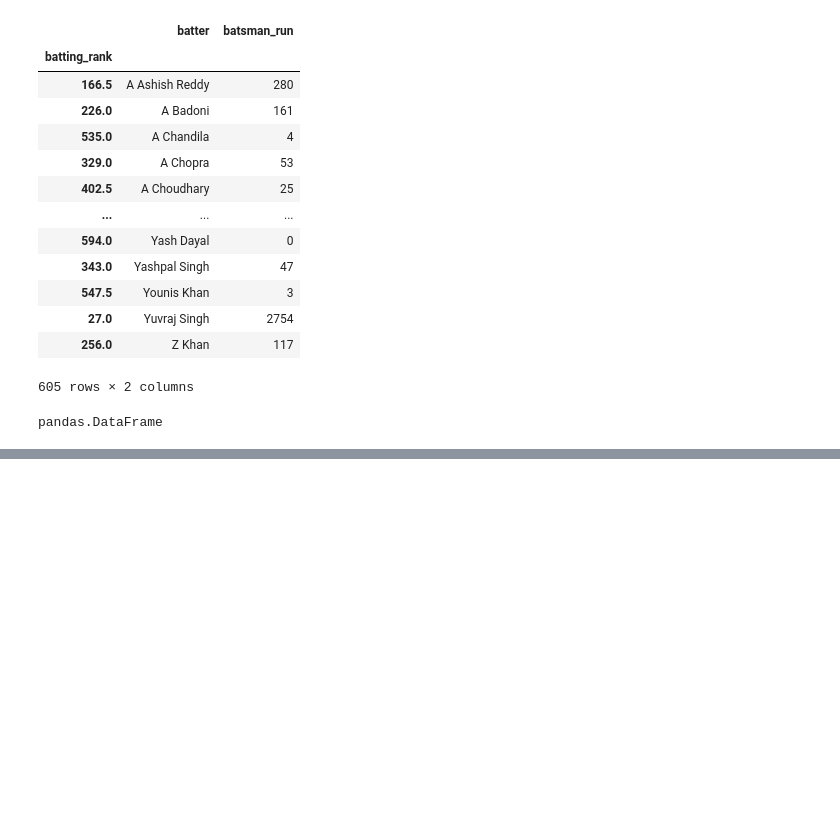
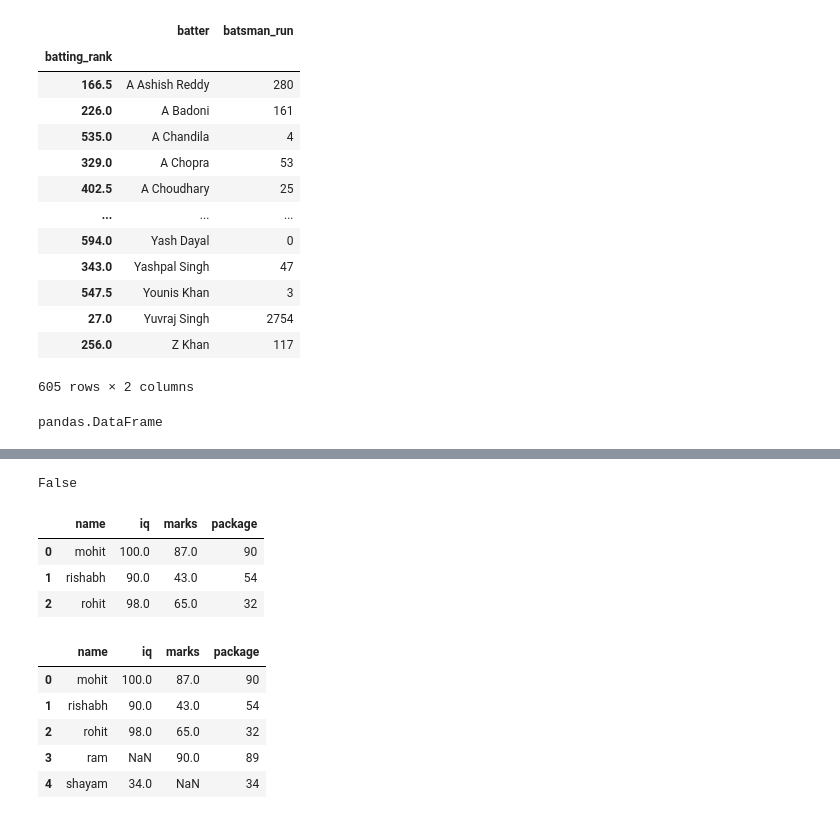
Before and after one commit to mohitjaryal/pandas, a Jupyter notebook: data_frames_methods.ipynb, the cells around one changed output, grey strips where cells are left out. Cells and saved outputs as stored; diff of their text form; code cells hidden in the pictures; blank space fills up the shorter version.

```diff
--- a/data_frames_methods.ipynb
+++ b/data_frames_methods.ipynb
@@ -291,0 +382,25 @@ pandas.DataFrame
+# %%
+# hasnans -> works with series
+# it will tell is there any missing value in column or not
+students['name'].hasnans
+# %% [output]
+False
+# %%
+# dropna -> works with both series and data frame
+# it will remove the entire row which have missing value
+students.dropna()
+# %% [output]
+|  | name | iq | marks | package |
+| 0 | mohit | 100.0 | 87.0 | 90 |
+| 1 | rishabh | 90.0 | 43.0 | 54 |
+| 2 | rohit | 98.0 | 65.0 | 32 |
+# %%
+# removing only those columns which have all missing values
+students.dropna(how='all')
+# %% [output]
+|  | name | iq | marks | package |
+| 0 | mohit | 100.0 | 87.0 | 90 |
+| 1 | rishabh | 90.0 | 43.0 | 54 |
+| 2 | rohit | 98.0 | 65.0 | 32 |
+| 3 | ram | NaN | 90.0 | 89 |
+| 4 | shayam | 34.0 | NaN | 34 |
```
Also changed, not shown: parts of 14 cells of this notebook.
